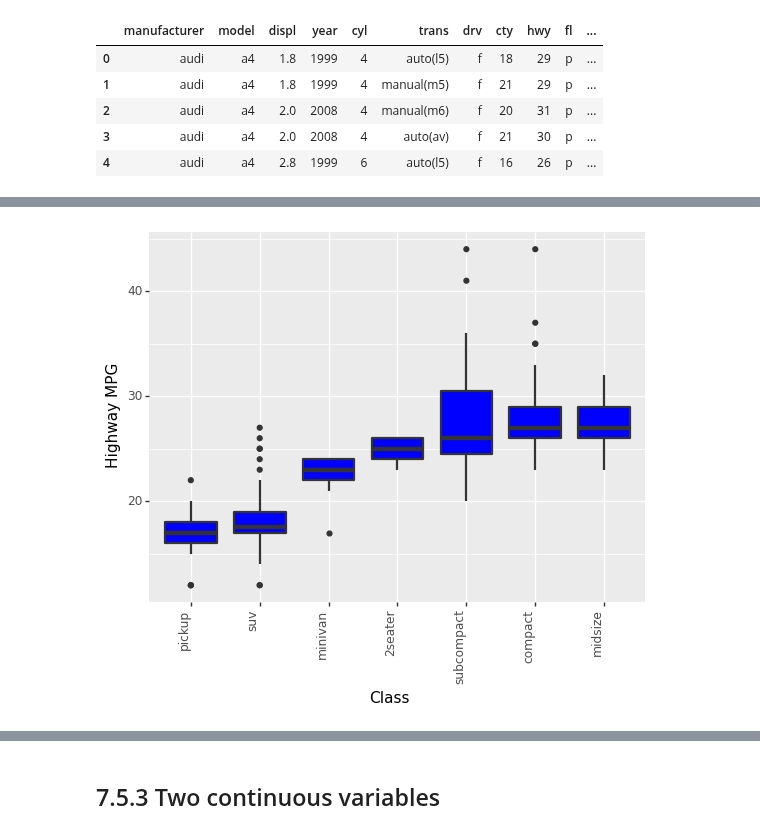
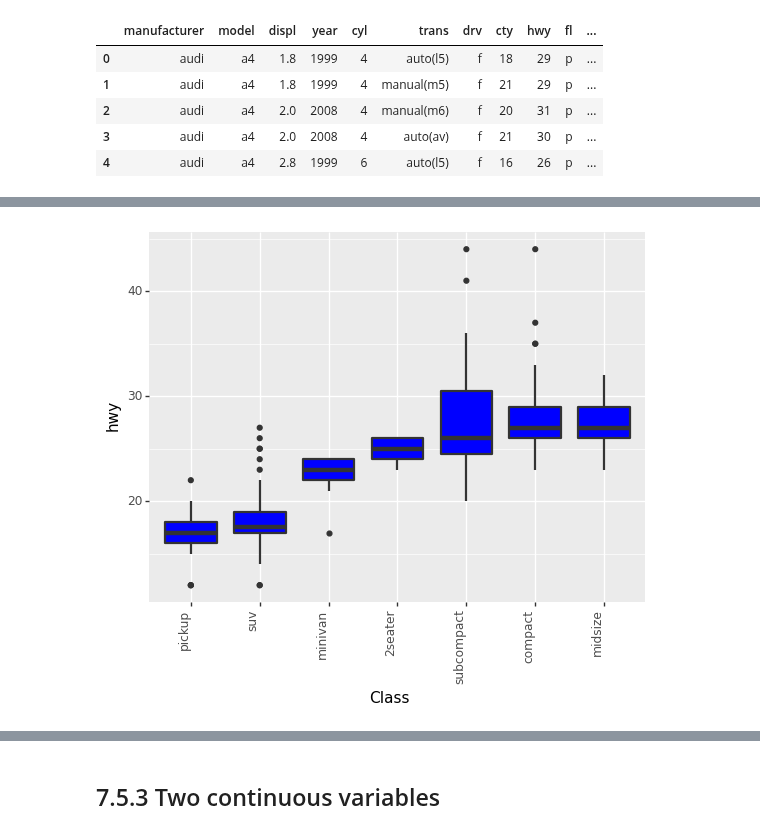
Before and after one commit to pdcos/analise_visual_ciencia_de_dados, a Jupyter notebook: participacao_6/solutions_6.ipynb, the cells around one changed output, grey strips where cells are left out. Cells and saved outputs as stored; diff of their text form; code cells hidden in the pictures.

```diff
--- a/participacao_6/solutions_6.ipynb
+++ b/participacao_6/solutions_6.ipynb
@@ -404,16 +419,16 @@ print(plot)
 # %%
 # Reordenar 'class' com base na mediana de 'hwy'
 mpg['class'] = pd.Categorical(mpg['class'],
                               categories=mpg.groupby('class')['hwy'].median().sort_values().index,
                               ordered=True)
 
 # Criar o plot
 plot = (ggplot(mpg, aes(x='class', y='hwy'))
          + geom_boxplot(fill='blue', size=0.9)
          + theme(axis_text_x=element_text(rotation=90, hjust=1))
-         + labs(x='Class', y='Highway MPG')
+         + labs(x='Class', y='hwy')
 )
 
 print(plot)
 # %% [output]
-[figure, old version]
+[figure, new version]
```
Also changed, not shown: parts of 23 cells of this notebook.
